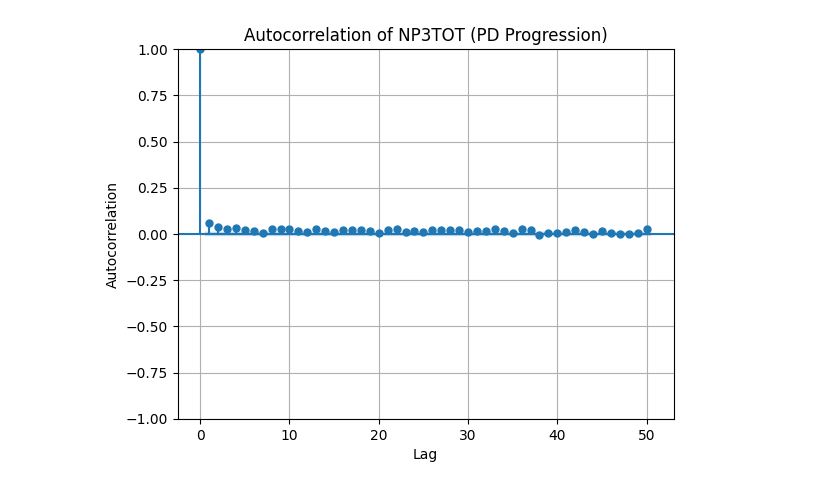
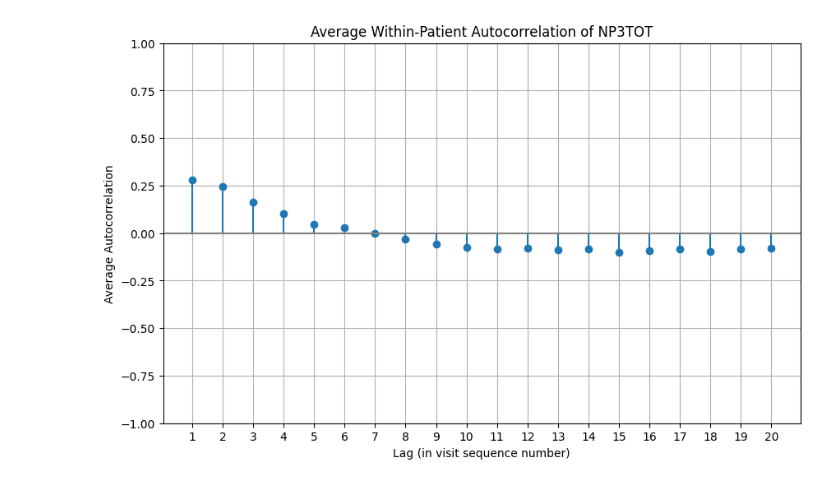
Before and after one commit to LarsHeijnennn/Thesis, a Jupyter notebook: Motor-PPMI/auto_correlation.ipynb, the cells around one changed output. Cells and saved outputs as stored; diff of their text form; code cells hidden in the pictures.

```diff
--- a/Motor-PPMI/auto_correlation.ipynb
+++ b/Motor-PPMI/auto_correlation.ipynb
@@ -3,6 +3,7 @@ import pandas as pd
 import matplotlib.pyplot as plt
 from statsmodels.graphics.tsaplots import plot_acf
 from statsmodels.tsa.stattools import acf
+import numpy as np
 
 # Load your CSV
 df = pd.read_csv('/Users/larsheijnen/Thesis/data/MDS-UPDRS_Part_III_21Mar2025.csv')
@@ -13,21 +14,81 @@ df['EXAMDT'] = pd.to_datetime(df['EXAMDT'], errors='coerce')
 # Filter out rows with missing dates or NP3TOT values
 df = df.dropna(subset=['EXAMDT', 'NP3TOT'])
 
-# Sort by date
-df = df.sort_values('EXAMDT')
-
 # Ensure NP3TOT is numeric
 df['NP3TOT'] = pd.to_numeric(df['NP3TOT'], errors='coerce')
 
 # Drop rows with missing NP3TOT values after conversion
 df = df.dropna(subset=['NP3TOT'])
 
-# Plot the autocorrelation of NP3TOT using statsmodels
-plt.figure(figsize=(10, 6))
-plot_acf(df['NP3TOT'], lags=50)  # Adjust the number of lags for better visualization
-plt.title('Autocorrelation of NP3TOT (PD Progression)')
-plt.xlabel('Lag')
-plt.ylabel('Autocorrelation')
-plt.grid()
-plt.show()
+
+# Group by patient and calculate ACF for each
+all_acf_values = []
+max_lags = 20 # Choose a reasonable maximum lag based on expected visit frequency
+patients = df['PATNO'].unique()
+
+for patient in patients:
+    patient_df = df[df['PATNO'] == patient].sort_values('EXAMDT')
+
+    # Need at least a few observations and lags+1 points to calculate ACF
+    if len(patient_df) > max_lags + 1 : # Ensure enough data points for requested lags
+        # Calculate ACF using statsmodels function.
+        # nlags adjusts automatically if series is too short, but good to check.
+        # Use fft=False for potentially more stable calculation with missing lags
+        try:
+             # acf returns values including lag 0 (which is always 1)
+            acf_vals = acf(patient_df['NP3TOT'], nlags=max_lags, fft=False)
+            # Pad with NaN if fewer lags were computed than requested due to short series
+            padded_acf = np.pad(acf_vals, (0, max_lags + 1 - len(acf_vals)), 'constant', constant_values=np.nan)
+            all_acf_values.append(padded_acf)
+        except Exception as e:
+            print(f"Could not compute ACF for patient {patient}: {e}")
+            # Append NaNs if calculation fails
+            all_acf_values.append(np.full(max_lags + 1, np.nan))
+    else:
+         # Append NaNs if not enough data
+         all_acf_values.append(np.full(max_lags + 1, np.nan))
+
+
+# Average the ACF values across patients (ignoring NaNs)
+# Ensure we have some valid ACF results before averaging
+if all_acf_values:
+    acf_array = np.array(all_acf_values)
+    # Calculate mean ignoring NaNs for each lag
+    # Need to handle cases where a lag column might be all NaN
+    with np.errstate(invalid='ignore'): # Suppress warning for mean of empty slice
+         avg_acf = np.nanmean(acf_array, axis=0)
+else:
+    avg_acf = np.array([np.nan] * (max_lags + 1)) # Or handle as appropriate
+
+# Plot the average ACF (excluding lag 0)
+if len(avg_acf) > 1:
+    lags_to_plot = np.arange(1, max_lags + 1)
+    acf_to_plot = avg_acf[1:] # Exclude lag 0
+
+    # Filter out NaNs that might result if ALL patients had NaN for a specific lag
+    valid_indices = ~np.isnan(acf_to_plot)
+    lags_to_plot = lags_to_plot[valid_indices]
+    acf_to_plot = acf_to_plot[valid_indices]
+
+    if len(acf_to_plot) > 0:
+        plt.figure(figsize=(10, 6))
+        plt.stem(lags_to_plot, acf_to_plot, basefmt=" ") # Use stem plot for clarity
+        plt.axhline(y=0, linestyle='-', color='gray')
+        # Add approximate confidence intervals (less formal than plot_acf's)
+        # Approximate standard error is 1/sqrt(N), but N varies per patient.
+        # This is a very rough guide; formal inference is complex here.
+        # conf_level = 1.96 / np.sqrt(len(df)) # Very rough global estimate
+        # plt.axhline(y=conf_level, linestyle='--', color='blue')
+        # plt.axhline(y=-conf_level, linestyle='--', color='blue')
+        plt.title('Average Within-Patient Autocorrelation of NP3TOT')
+        plt.xlabel('Lag (in visit sequence number)')
+        plt.ylabel('Average Autocorrelation')
+        plt.ylim([-1, 1])
+        plt.xticks(lags_to_plot)
+        plt.grid(True)
+        plt.show()
+    else:
+        print("No valid average ACF values to plot (excluding lag 0).")
+else:
+    print("Could not calculate average ACF.")
 # %% [output]
@@ -35 +95 @@ plt.show()
-[figure, old version]
+[figure, new version]
```
Also changed, not shown: parts of 4 cells of this notebook.
